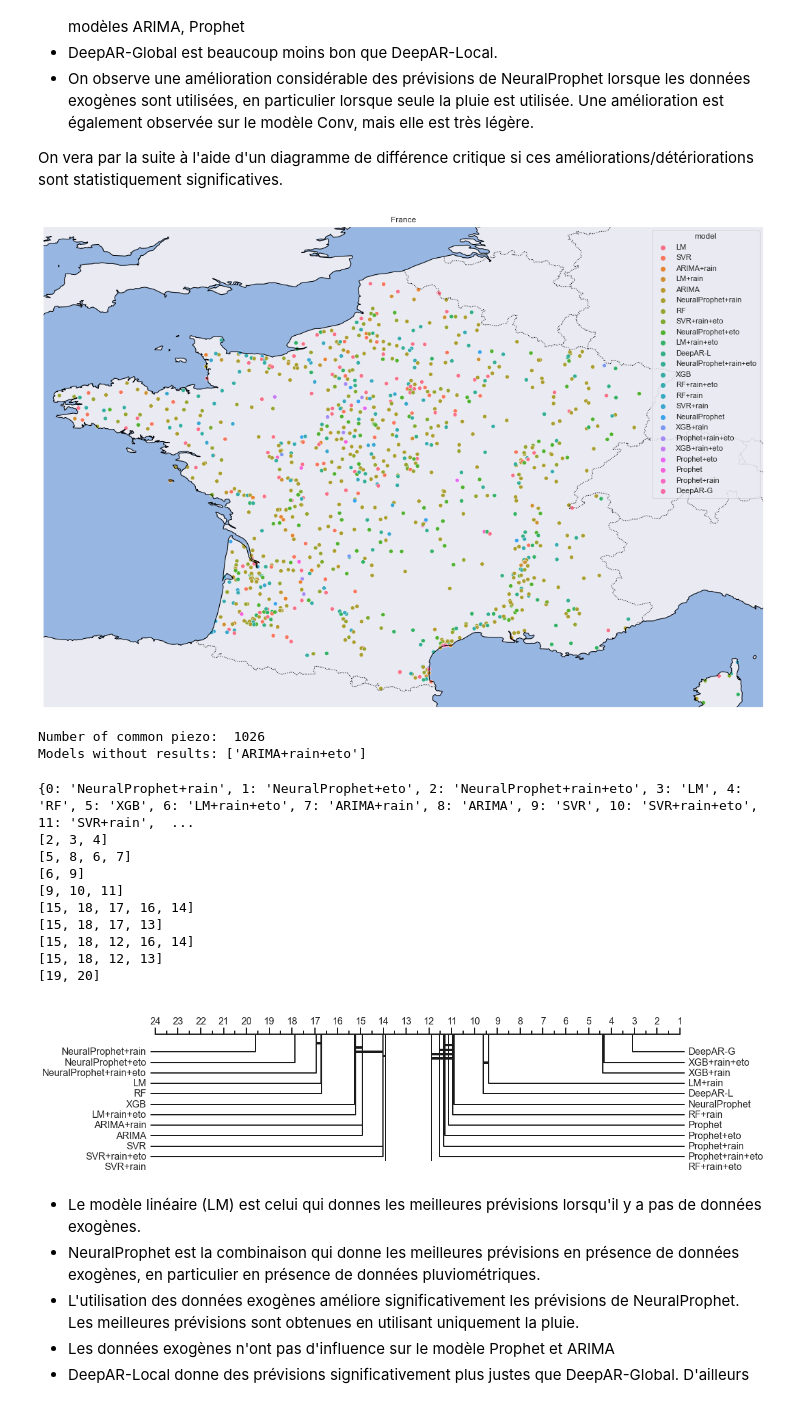
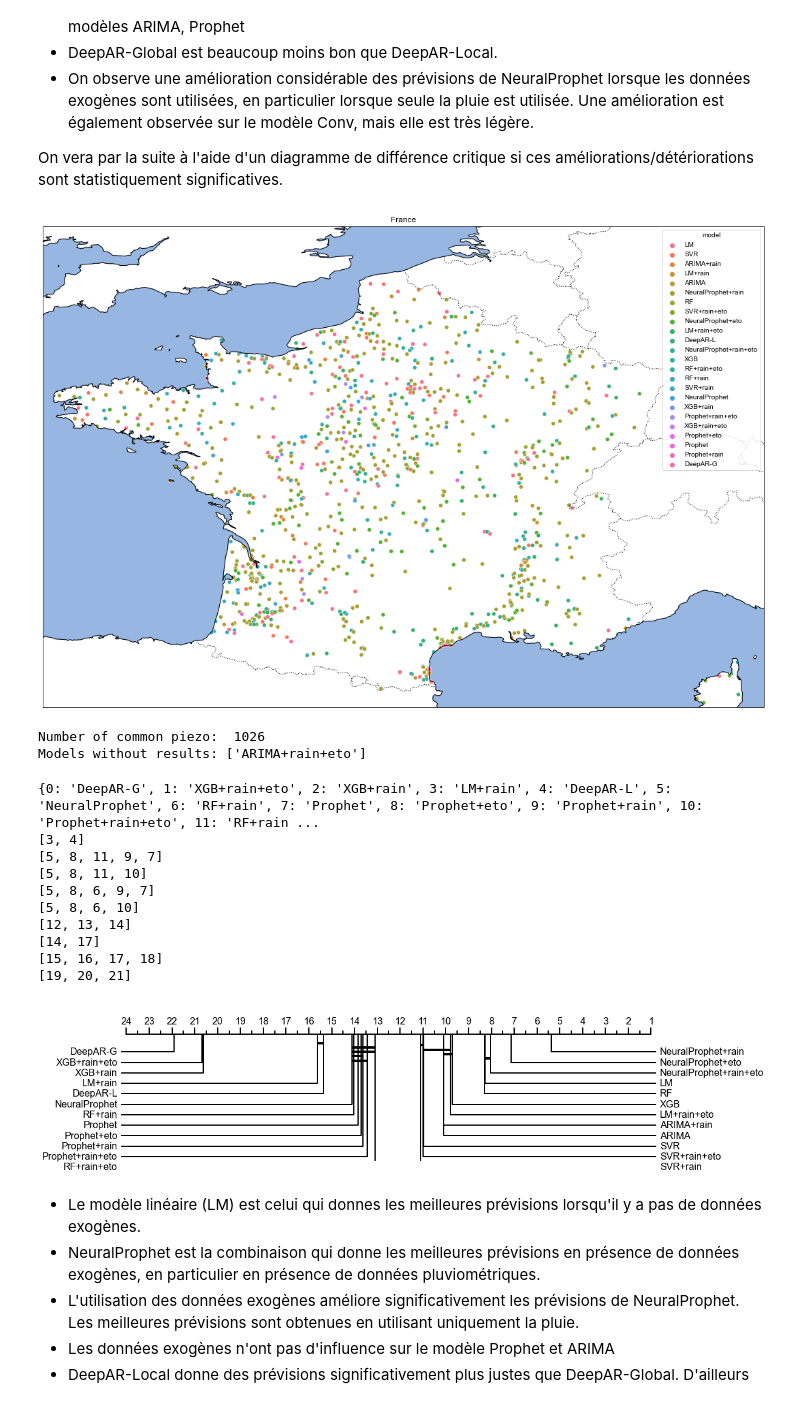
Before and after one commit to frankl1/piezoforecast, a Jupyter notebook: results/analysis.ipynb, the cells around one changed output. Drawn from its saved outputs; the diff is of its cells as text; code cells hidden in the pictures.

Commit message:
save results

```diff
--- a/results/analysis.ipynb
+++ b/results/analysis.ipynb
@@ -14,7 +14,7 @@ from IPython.display import display
 
 %matplotlib inline
 
-sns.set()
+#sns.set()
 # %% [markdown]
 # Helper functions
 # %%
@@ -390,7 +391,7 @@ On vera par la suite à l'aide d'un diagramme de différence critique si ces am
 # %%
 plot_best_models(all_result_filtered)
 # %% [output]
-[figure, old version]
+[figure, new version]
 # %%
 commons = set(common_piezo.values)
 models_with_no_result = []
@@ -406,6 +407,6 @@ print('Number of common piezo: ', len(commons), '\nModels without results:', mod
 Number of common piezo:  1026
 Models without results: ['ARIMA+rain+eto']
 # %%
-commom_df = all_result_filtered[all_result_filtered.id_piezo.isin(commons)]
-commom_df = commom_df[~commom_df.model.isin(models_with_no_result)]
-commom_df = commom_df.rename(columns={'id_piezo': 'dataset_name', 'model': 'classifier_name', 'rmsse': 'accuracy'})
+common_df = all_result_filtered[all_result_filtered.id_piezo.isin(commons)]
+common_df = common_df[~common_df.model.isin(models_with_no_result)]
+common_df = common_df.rename(columns={'id_piezo': 'dataset_name', 'model': 'classifier_name', 'rmsse': 'accuracy'})
@@ -412,17 +416,18 @@ commom_df = commom_df.rename(columns={'id_piezo': 'dataset_name', 'model': 'clas
 # %%
-draw_cd_diagram(commom_df, fig_width=15, fname='Images/cd-all.jpg')
+common_df.accuracy = -common_df.accuracy
+draw_cd_diagram(common_df, fig_width=15, fname='Images/cd-all.jpg')
 # %% [output]
-{0: 'NeuralProphet+rain', 1: 'NeuralProphet+eto', 2: 'NeuralProphet+rain+eto', 3: 'LM', 4: 'RF', 5: 'XGB', 6: 'LM+rain+eto', 7: 'ARIMA+rain', 8: 'ARIMA', 9: 'SVR', 10: 'SVR+rain+eto', 11: 'SVR+rain',  ...
-[2, 3, 4]
-[5, 8, 6, 7]
-[6, 9]
-[9, 10, 11]
-[15, 18, 17, 16, 14]
-[15, 18, 17, 13]
-[15, 18, 12, 16, 14]
-[15, 18, 12, 13]
-[19, 20]
+{0: 'DeepAR-G', 1: 'XGB+rain+eto', 2: 'XGB+rain', 3: 'LM+rain', 4: 'DeepAR-L', 5: 'NeuralProphet', 6: 'RF+rain', 7: 'Prophet', 8: 'Prophet+eto', 9: 'Prophet+rain', 10: 'Prophet+rain+eto', 11: 'RF+rain ...
+[3, 4]
+[5, 8, 11, 9, 7]
+[5, 8, 11, 10]
+[5, 8, 6, 9, 7]
+[5, 8, 6, 10]
+[12, 13, 14]
+[14, 17]
+[15, 16, 17, 18]
+[19, 20, 21]
-[figure, old version]
+[figure, new version]
 # %% [markdown]
 - Le modèle linéaire (LM) est celui qui donnes les meilleures prévisions lorsqu'il y a pas de données exogènes.
 - NeuralProphet est la combinaison qui donne les meilleures prévisions en présence de données exogènes, en particulier en présence de données pluviométriques.
```
Also changed, not shown: parts of 15 cells of this notebook, 15 other files.
